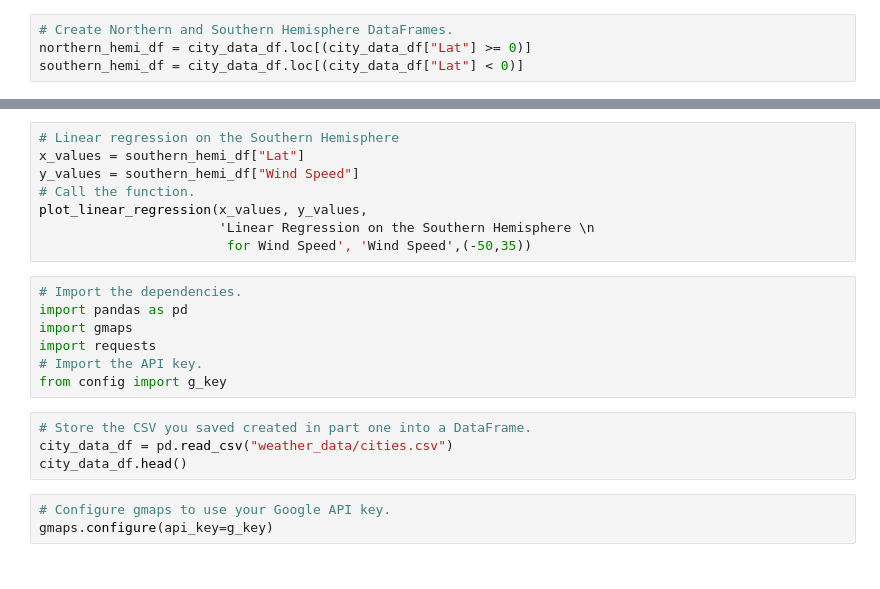
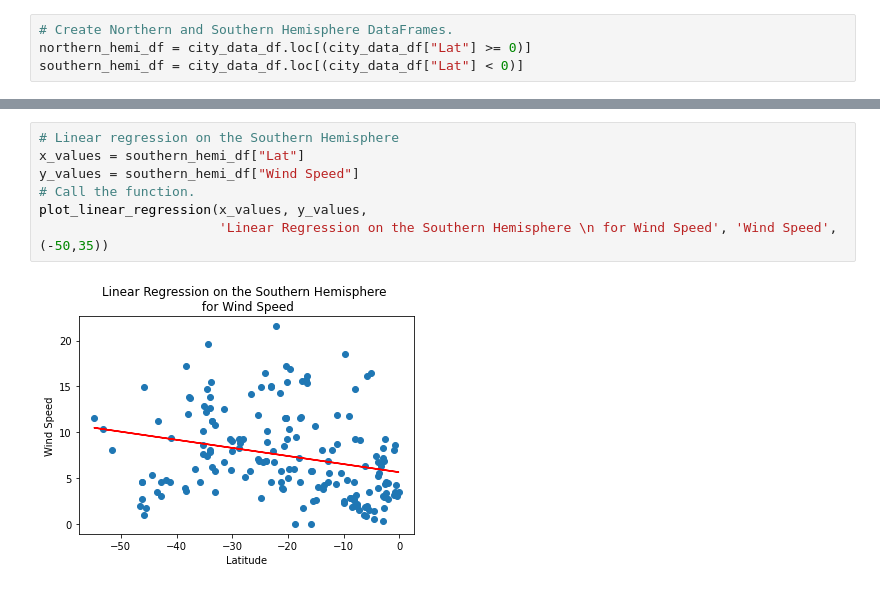
Before and after one commit to yaritza-c/World_Weather_Analysis, a Jupyter notebook: WeatherPy.ipynb, the cells around one changed output, grey strips where cells are left out. Cells and saved outputs as stored; diff of their text form.

```diff
--- a/WeatherPy.ipynb
+++ b/WeatherPy.ipynb
@@ -340,22 +467,9 @@ plot_linear_regression(x_values, y_values,
 # %%
 # Linear regression on the Southern Hemisphere
 x_values = southern_hemi_df["Lat"]
 y_values = southern_hemi_df["Wind Speed"]
 # Call the function.
 plot_linear_regression(x_values, y_values,
-                       'Linear Regression on the Southern Hemisphere \n
-                        for Wind Speed', 'Wind Speed',(-50,35))
+                       'Linear Regression on the Southern Hemisphere \n for Wind Speed', 'Wind Speed',(-50,35))
+# %% [output]
+[figure, added]
-# %%
-# Import the dependencies.
-import pandas as pd
-import gmaps
-import requests
-# Import the API key.
-from config import g_key
-# %%
-# Store the CSV you saved created in part one into a DataFrame.
-city_data_df = pd.read_csv("weather_data/cities.csv")
-city_data_df.head()
-# %%
-# Configure gmaps to use your Google API key.
-gmaps.configure(api_key=g_key)
```
Also changed, not shown: parts of 25 cells of this notebook.
